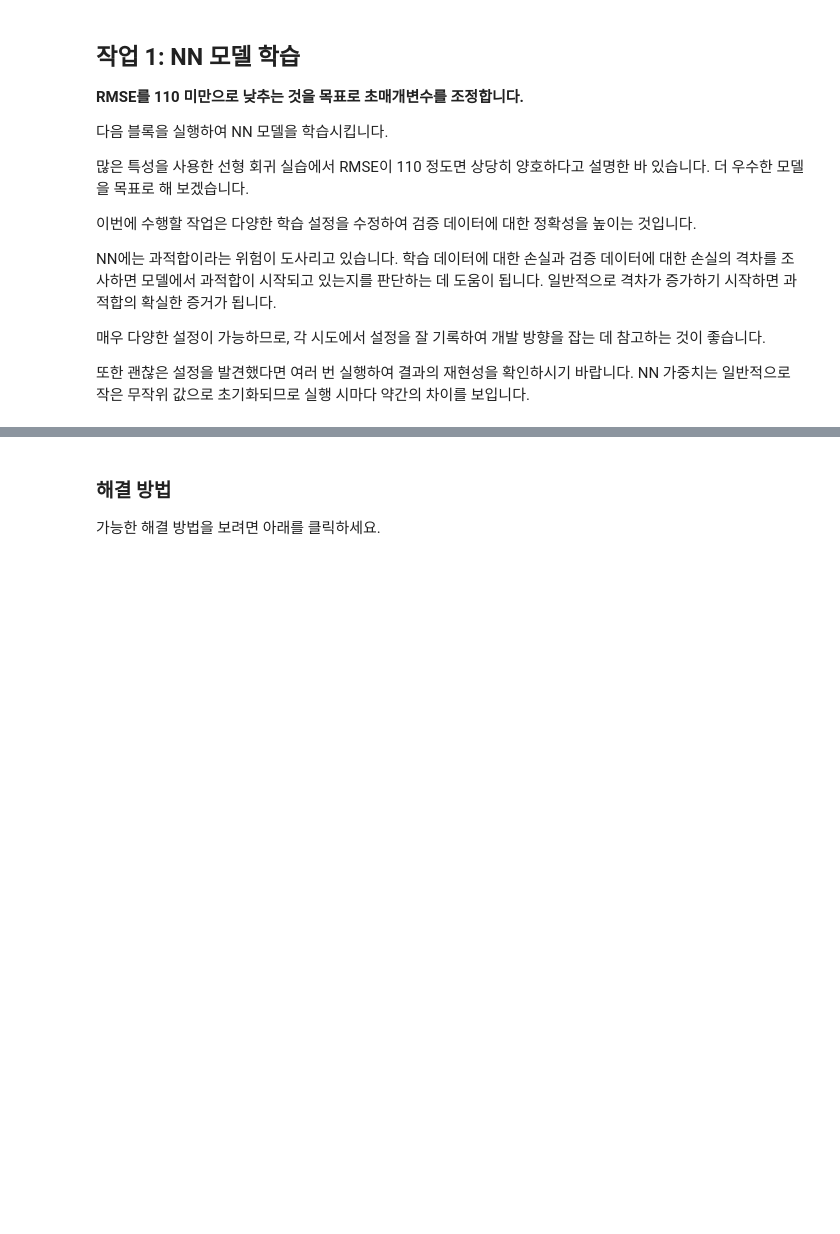
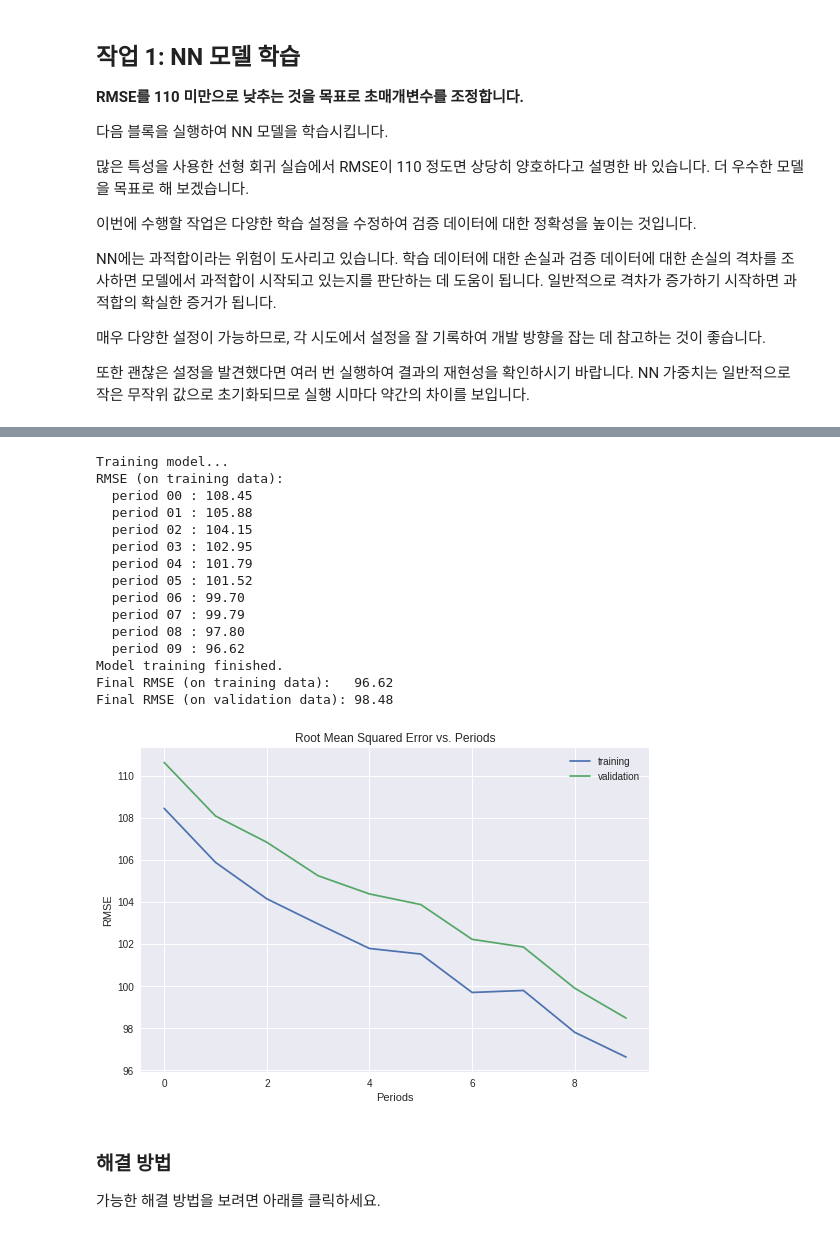
Before and after one commit to aseria/mlcc, a Jupyter notebook: intro_to_neural_nets.ipynb, the cells around one changed output, grey strips where cells are left out. Drawn from its saved outputs; the diff is of its cells as text; code cells hidden in the pictures; blank space fills up the shorter version.

```diff
--- a/intro_to_neural_nets.ipynb
+++ b/intro_to_neural_nets.ipynb
@@ -358,3 +443,30 @@ Final RMSE (on validation data): 129.23
+# %%
+dnn_regressor = train_nn_regression_model(
+    learning_rate=0.01,
+    steps=5000,
+    batch_size=50,
+    hidden_units=[4,4,4, 2],
+    training_examples=training_examples,
+    training_targets=training_targets,
+    validation_examples=validation_examples,
+    validation_targets=validation_targets)
+# %% [output]
+Training model...
+RMSE (on training data):
+  period 00 : 108.45
+  period 01 : 105.88
+  period 02 : 104.15
+  period 03 : 102.95
+  period 04 : 101.79
+  period 05 : 101.52
+  period 06 : 99.70
+  period 07 : 99.79
+  period 08 : 97.80
+  period 09 : 96.62
+Model training finished.
+Final RMSE (on training data):   96.62
+Final RMSE (on validation data): 98.48
+[figure, added]
 # %% [markdown]
  ### 해결 방법
 
```
Also changed, not shown: parts of 13 cells of this notebook.
